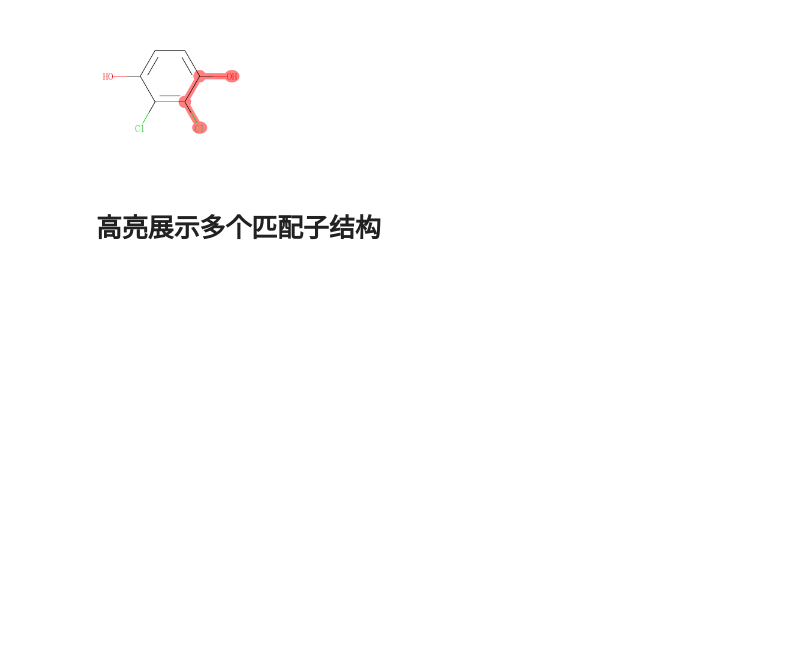
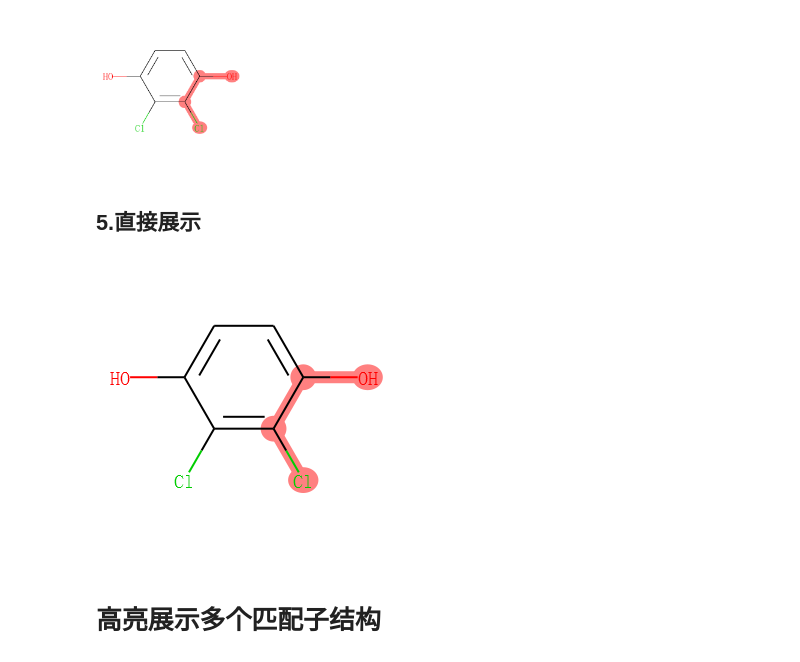
Before and after one commit to dreadlesss/rdkit_summary, a Jupyter notebook: substructure_search_and_highlight.ipynb, the cells around one changed output. Drawn from its saved outputs; the diff is of its cells as text; code cells hidden in the pictures; blank space fills up the shorter version.

Commit message:
add MolToImage

```diff
--- a/substructure_search_and_highlight.ipynb
+++ b/substructure_search_and_highlight.ipynb
@@ -78,6 +79,12 @@ from IPython.display import Image
 Image(filename = 'data/sigle_highlighted.png', width=150, height=150)
 # %% [output]
 [figure]
+# %% [markdown]
+## 5.直接展示
+# %%
+Draw.MolToImage(mol, highlightAtoms=hit_at, highlightBonds=hit_bond)
+# %% [output]
+[figure, added]
 # %% [markdown]
 # 高亮展示多个匹配子结构
 # %% [markdown]
```
Also changed, not shown: parts of 1 cell of this notebook.
